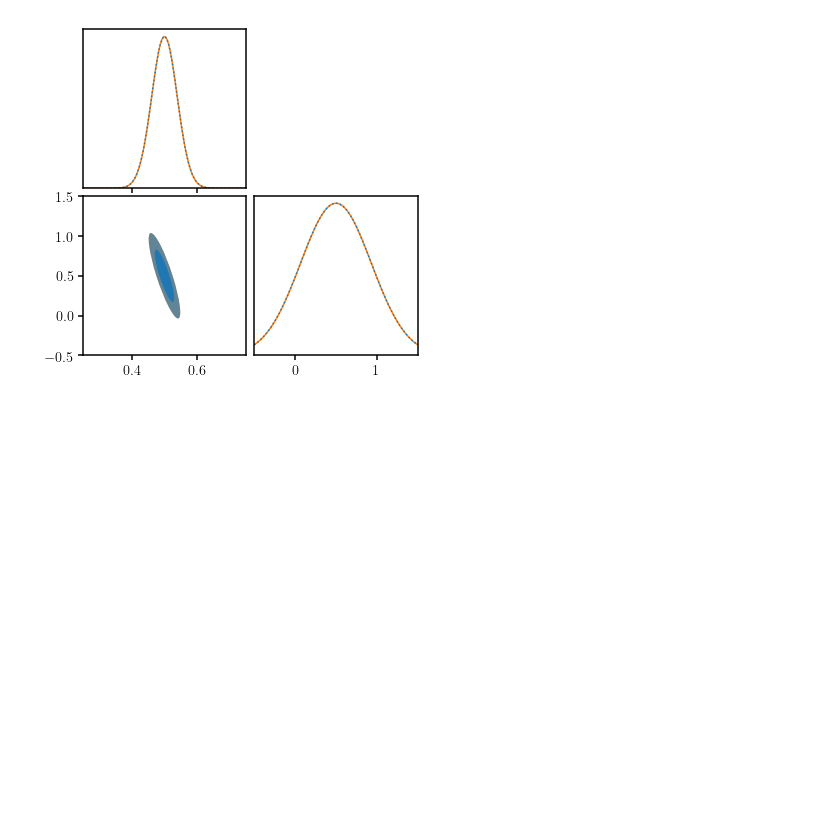
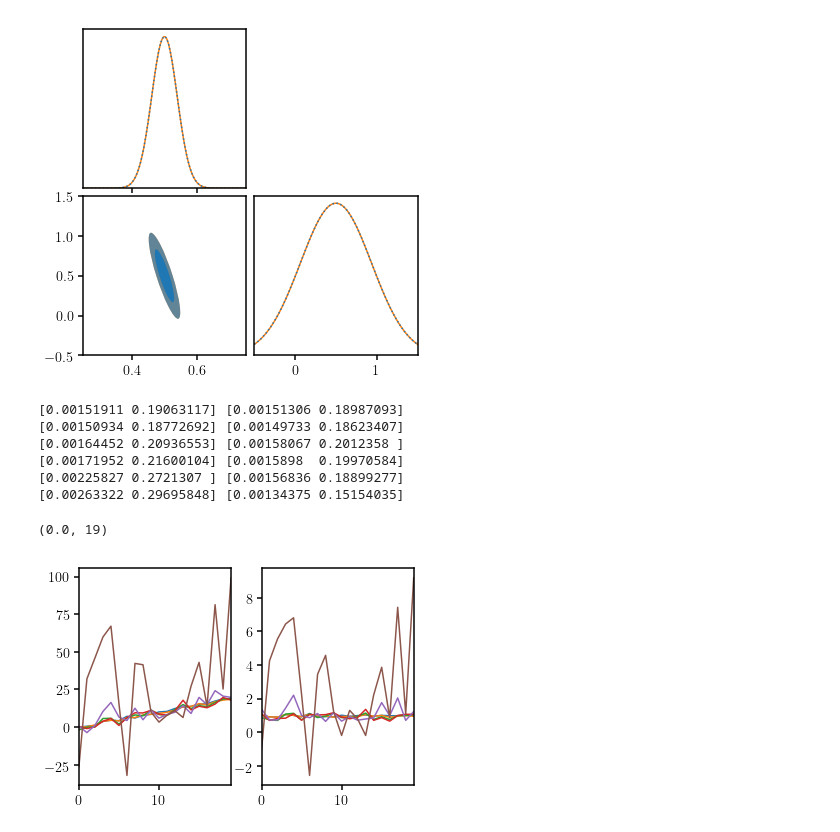
Before and after one commit to changhoonhahn/eMaNu, a Jupyter notebook: notebook/compress/toy_KL_fisher.ipynb, the cells around one changed output. Saved outputs shown, nothing was run; the diff lists cells and outputs as text; code cells hidden in the pictures; blank space fills up the shorter version.

```diff
--- a/notebook/compress/toy_KL_fisher.ipynb
+++ b/notebook/compress/toy_KL_fisher.ipynb
@@ -157,3 +157,42 @@ print np.sqrt(np.diag(cFinv))
 fig = Forecast.plotFisher([cFinv, Finv], theta_true, ranges=prior_range, colors=['C1', 'C0'], linestyles=['-', ':'])
 # %% [output]
 [figure]
+# %%
+def Finv_noisy_cov(nmocks):
+    _cmpsr_noisy = Comp.Compressor(method='KL')
+    _cmpsr_noisy.fit(X_data[:nmocks], dXdtheta, hartlap=False)
+
+    _cX_noisy_data = _cmpsr_noisy.transform(X_data[:nmocks])
+
+    _ccov_noisy_data = np.cov(_cX_noisy_data.T)
+    _ccinv_noisy_data = np.linalg.inv(_ccov_noisy_data)
+
+    #f_hartlap = float(_cX_noisy_data.shape[0] - _cX_noisy_data.shape[1] - 2)/float(_cX_noisy_data.shape[0] - 1)
+    #_ccinv_noisy_data *= f_hartlap
+
+    _dcXdts_noisy = _cmpsr_noisy.transform(dXdtheta)
+
+    _cFij_noisy = Forecast.Fij(_dcXdts_noisy, _ccinv_noisy_data) # fisher
+    f_tdist = float(nmocks**2)/float((nmock+20+1)*(nmock+20-1))
+    print np.diag(np.linalg.inv(_cFij_noisy * f_tdist)), np.diag(np.linalg.inv(_cFij_noisy))
+    _cFinv_noisy = np.linalg.inv(_cFij_noisy * f_tdist)
+    return _dcXdts_noisy, _cFinv_noisy, _cmpsr_noisy.cM
+# %%
+fig = plt.figure()
+sub0 = fig.add_subplot(121)
+sub1 = fig.add_subplot(122)
+for nmock in [10000, 5000, 1000, 500, 100, 50]:
+    _, cFinv_noisy, _cMs = Finv_noisy_cov(nmock)
+    sub0.plot(_cMs[0])
+    sub1.plot(_cMs[1])
+sub0.set_xlim(0., 19)
+sub1.set_xlim(0., 19)
+# %% [output]
+[0.00151911 0.19063117] [0.00151306 0.18987093]
+[0.00150934 0.18772692] [0.00149733 0.18623407]
+[0.00164452 0.20936553] [0.00158067 0.2012358 ]
+[0.00171952 0.21600104] [0.0015898  0.19970584]
+[0.00225827 0.2721307 ] [0.00156836 0.18899277]
+[0.00263322 0.29695848] [0.00134375 0.15154035]
+(0.0, 19)
+[figure, added]
```
Also changed, not shown: parts of 18 cells of this notebook, 7 other files.
